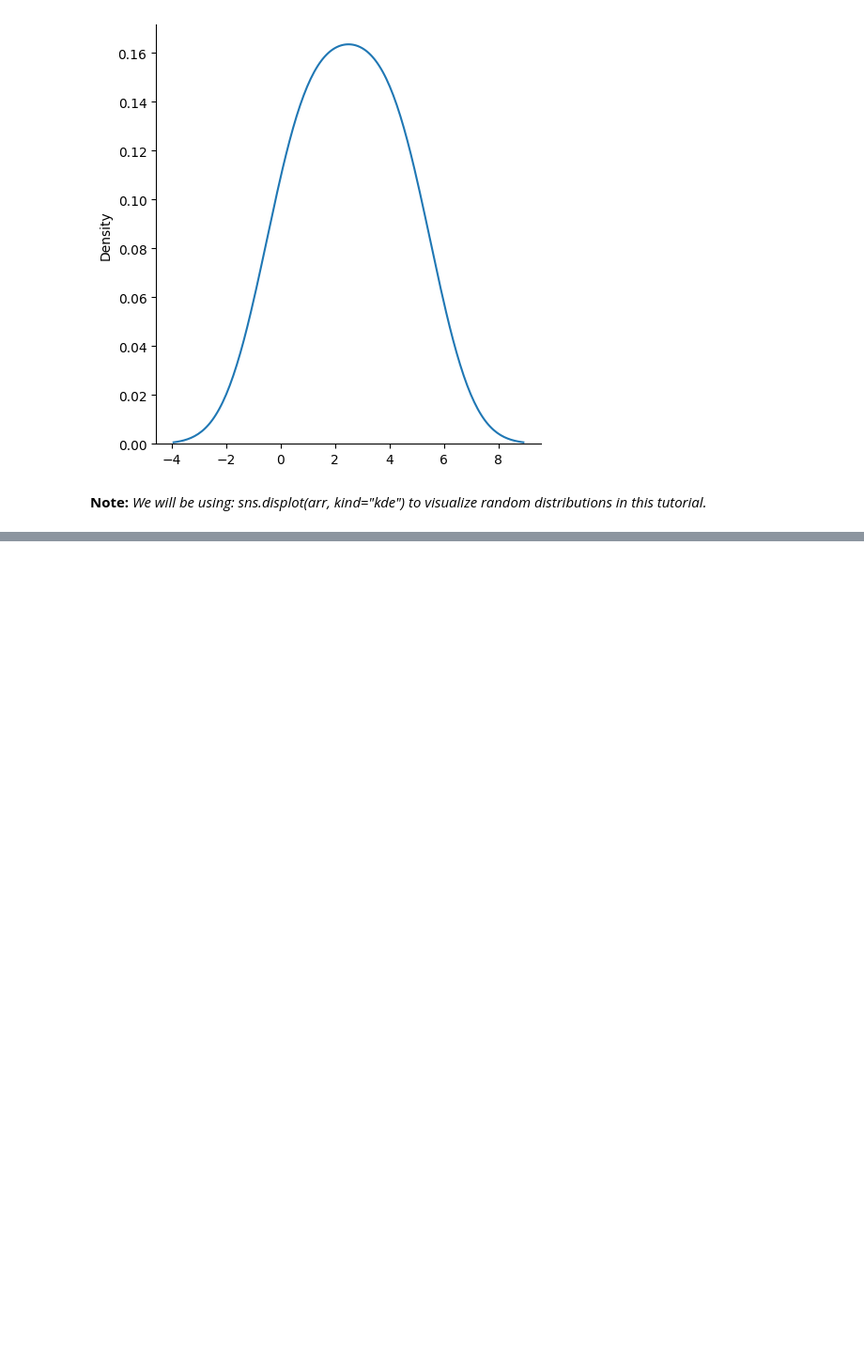
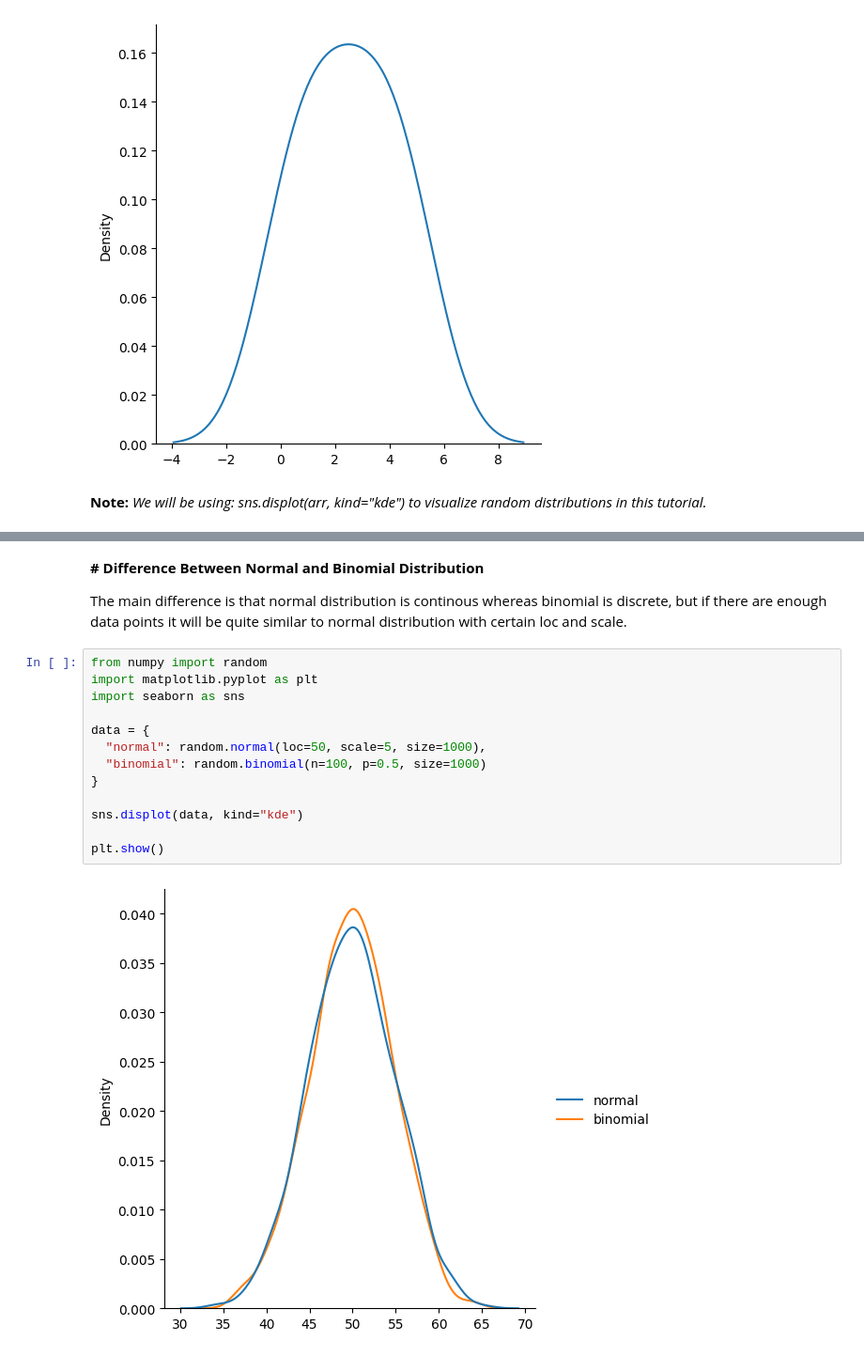
Before and after one commit to nitinyadav2188/DATA-SCIENCE, a Jupyter notebook: numpy.ipynb, the cells around one changed output, grey strips where cells are left out. Shown at 94% size. Drawn from its saved outputs; the diff is of its cells as text; blank space fills up the shorter version.

```diff
--- a/numpy.ipynb
+++ b/numpy.ipynb
@@ -1583,0 +1675,19 @@ plt.show()
+# %% [markdown]
+**# Difference Between Normal and Binomial Distribution**
+
+The main difference is that normal distribution is continous whereas binomial is discrete, but if there are enough data points it will be quite similar to normal distribution with certain loc and scale.
+# %%
+from numpy import random
+import matplotlib.pyplot as plt
+import seaborn as sns
+
+data = {
+  "normal": random.normal(loc=50, scale=5, size=1000),
+  "binomial": random.binomial(n=100, p=0.5, size=1000)
+}
+
+sns.displot(data, kind="kde")
+
+plt.show()
+# %% [output]
+[figure, added]
```
Also changed, not shown: parts of 10 cells of this notebook.
